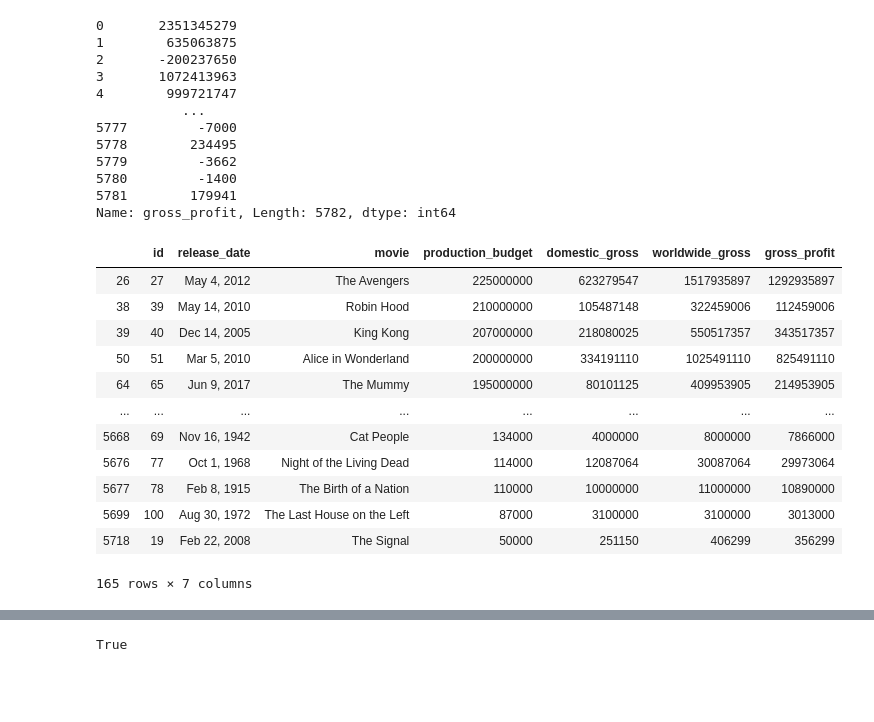
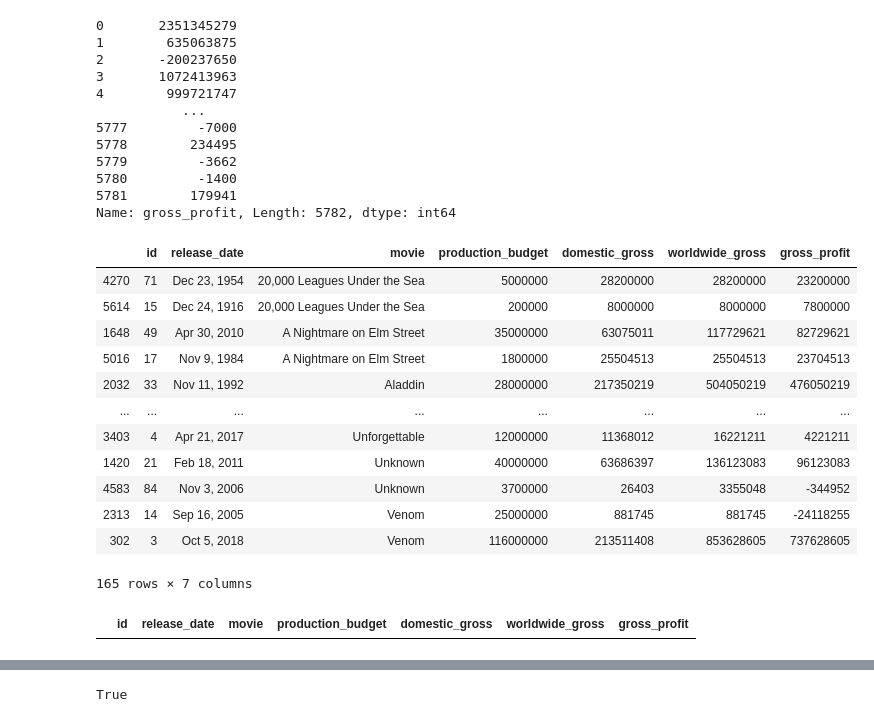
Before and after one commit to stones-1130/dsc-mod-1-project-v2-1-onl01-dtsc-pt-041320, a Jupyter notebook: student.ipynb, the cells around one changed output, grey strips where cells are left out. Cells and saved outputs as stored; diff of their text form; code cells hidden in the pictures; blank space fills up the shorter version.

```diff
--- a/student.ipynb
+++ b/student.ipynb
@@ -292,22 +308,22 @@ df_8['gross_profit'].astype("int", copy=False)
 Name: gross_profit, Length: 5782, dtype: int64
 # %%
 #LOOK FOR DUPLICATES.
-df_8_dups = df_8[df_8.duplicated('movie', keep=False)]
+df_8_dups = df_8[df_8.duplicated('movie', keep=False)].sort_values('movie')
 
 df_8_dups
 # %% [output]
 |  | id | release_date | movie | production_budget | domestic_gross | worldwide_gross | gross_profit |
-| 26 | 27 | May 4, 2012 | The Avengers | 225000000 | 623279547 | 1517935897 | 1292935897 |
-| 38 | 39 | May 14, 2010 | Robin Hood | 210000000 | 105487148 | 322459006 | 112459006 |
-| 39 | 40 | Dec 14, 2005 | King Kong | 207000000 | 218080025 | 550517357 | 343517357 |
-| 50 | 51 | Mar 5, 2010 | Alice in Wonderland | 200000000 | 334191110 | 1025491110 | 825491110 |
-| 64 | 65 | Jun 9, 2017 | The Mummy | 195000000 | 80101125 | 409953905 | 214953905 |
+| 4270 | 71 | Dec 23, 1954 | 20,000 Leagues Under the Sea | 5000000 | 28200000 | 28200000 | 23200000 |
+| 5614 | 15 | Dec 24, 1916 | 20,000 Leagues Under the Sea | 200000 | 8000000 | 8000000 | 7800000 |
+| 1648 | 49 | Apr 30, 2010 | A Nightmare on Elm Street | 35000000 | 63075011 | 117729621 | 82729621 |
+| 5016 | 17 | Nov 9, 1984 | A Nightmare on Elm Street | 1800000 | 25504513 | 25504513 | 23704513 |
+| 2032 | 33 | Nov 11, 1992 | Aladdin | 28000000 | 217350219 | 504050219 | 476050219 |
 | ... | ... | ... | ... | ... | ... | ... | ... |
-| 5668 | 69 | Nov 16, 1942 | Cat People | 134000 | 4000000 | 8000000 | 7866000 |
-| 5676 | 77 | Oct 1, 1968 | Night of the Living Dead | 114000 | 12087064 | 30087064 | 29973064 |
-| 5677 | 78 | Feb 8, 1915 | The Birth of a Nation | 110000 | 10000000 | 11000000 | 10890000 |
-| 5699 | 100 | Aug 30, 1972 | The Last House on the Left | 87000 | 3100000 | 3100000 | 3013000 |
-| 5718 | 19 | Feb 22, 2008 | The Signal | 50000 | 251150 | 406299 | 356299 |
+| 3403 | 4 | Apr 21, 2017 | Unforgettable | 12000000 | 11368012 | 16221211 | 4221211 |
+| 1420 | 21 | Feb 18, 2011 | Unknown | 40000000 | 63686397 | 136123083 | 96123083 |
+| 4583 | 84 | Nov 3, 2006 | Unknown | 3700000 | 26403 | 3355048 | -344952 |
+| 2313 | 14 | Sep 16, 2005 | Venom | 25000000 | 881745 | 881745 | -24118255 |
+| 302 | 3 | Oct 5, 2018 | Venom | 116000000 | 213511408 | 853628605 | 737628605 |
 165 rows × 7 columns
 # %%
 #REMOVE DUPLICATES
@@ -315,3 +331,9 @@ df_8.drop_duplicates(subset="movie", keep=False, inplace=True)
+# %%
+df_8_dups = df_8[df_8.duplicated('movie', keep=False)]
+
+df_8_dups
+# %% [output]
+|  | id | release_date | movie | production_budget | domestic_gross | worldwide_gross | gross_profit |
 # %%
 #SORT DATAFRAME BY GROSS PROFIT (ROI)
 df_8 = df_8.sort_values('gross_profit', ascending=False)
```
Also changed, not shown: parts of 50 cells of this notebook, 1 other file.
